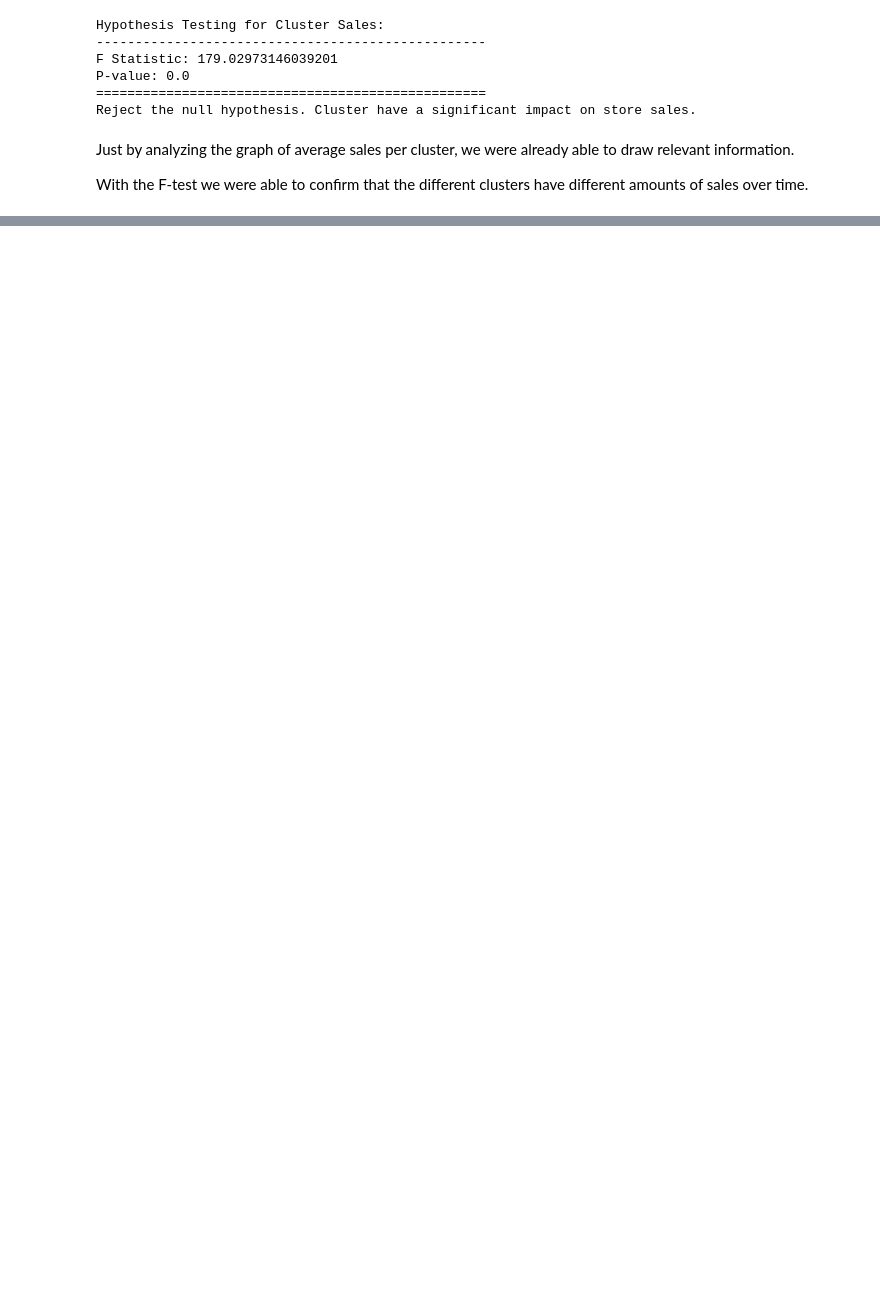
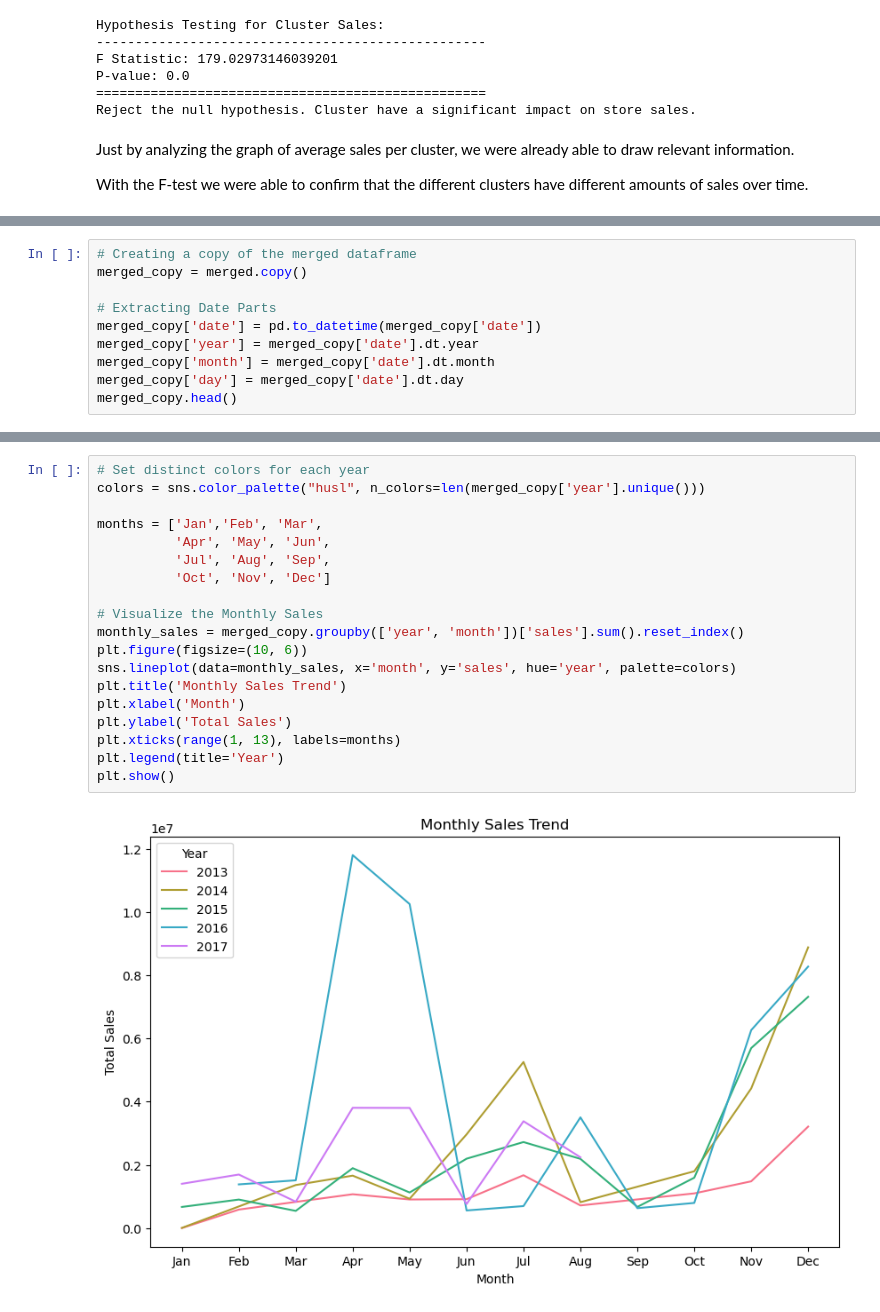
Before and after one commit to edmar-bevilaqua/store-sales-tsf-kaggle-competition, a Jupyter notebook: store-sales-tsf.ipynb, the cells around one changed output, grey strips where cells are left out. Saved outputs shown, nothing was run; the diff lists cells and outputs as text; blank space fills up the shorter version.

Commit message:
Update store-sales-tsf.ipynb
Create date features (year, month and day) from the date columns. Plot graphs of the sum of sales for each extracted date feature.

```diff
--- a/store-sales-tsf.ipynb
+++ b/store-sales-tsf.ipynb
@@ -1124,0 +1134,10 @@ With the F-test we were able to confirm that the different clusters have differe
+# %%
+# Creating a copy of the merged dataframe
+merged_copy = merged.copy()
+
+# Extracting Date Parts
+merged_copy['date'] = pd.to_datetime(merged_copy['date'])
+merged_copy['year'] = merged_copy['date'].dt.year
+merged_copy['month'] = merged_copy['date'].dt.month
+merged_copy['day'] = merged_copy['date'].dt.day
+merged_copy.head()
@@ -1124,0 +1151,21 @@ With the F-test we were able to confirm that the different clusters have differe
+# %%
+# Set distinct colors for each year
+colors = sns.color_palette("husl", n_colors=len(merged_copy['year'].unique()))
+
+months = ['Jan','Feb', 'Mar',
+          'Apr', 'May', 'Jun',
+          'Jul', 'Aug', 'Sep',
+          'Oct', 'Nov', 'Dec']
+
+# Visualize the Monthly Sales
+monthly_sales = merged_copy.groupby(['year', 'month'])['sales'].sum().reset_index()
+plt.figure(figsize=(10, 6))
+sns.lineplot(data=monthly_sales, x='month', y='sales', hue='year', palette=colors)
+plt.title('Monthly Sales Trend')
+plt.xlabel('Month')
+plt.ylabel('Total Sales')
+plt.xticks(range(1, 13), labels=months)
+plt.legend(title='Year')
+plt.show()
+# %% [output]
+[figure, added]
```
Also changed, not shown: parts of 16 cells of this notebook.
